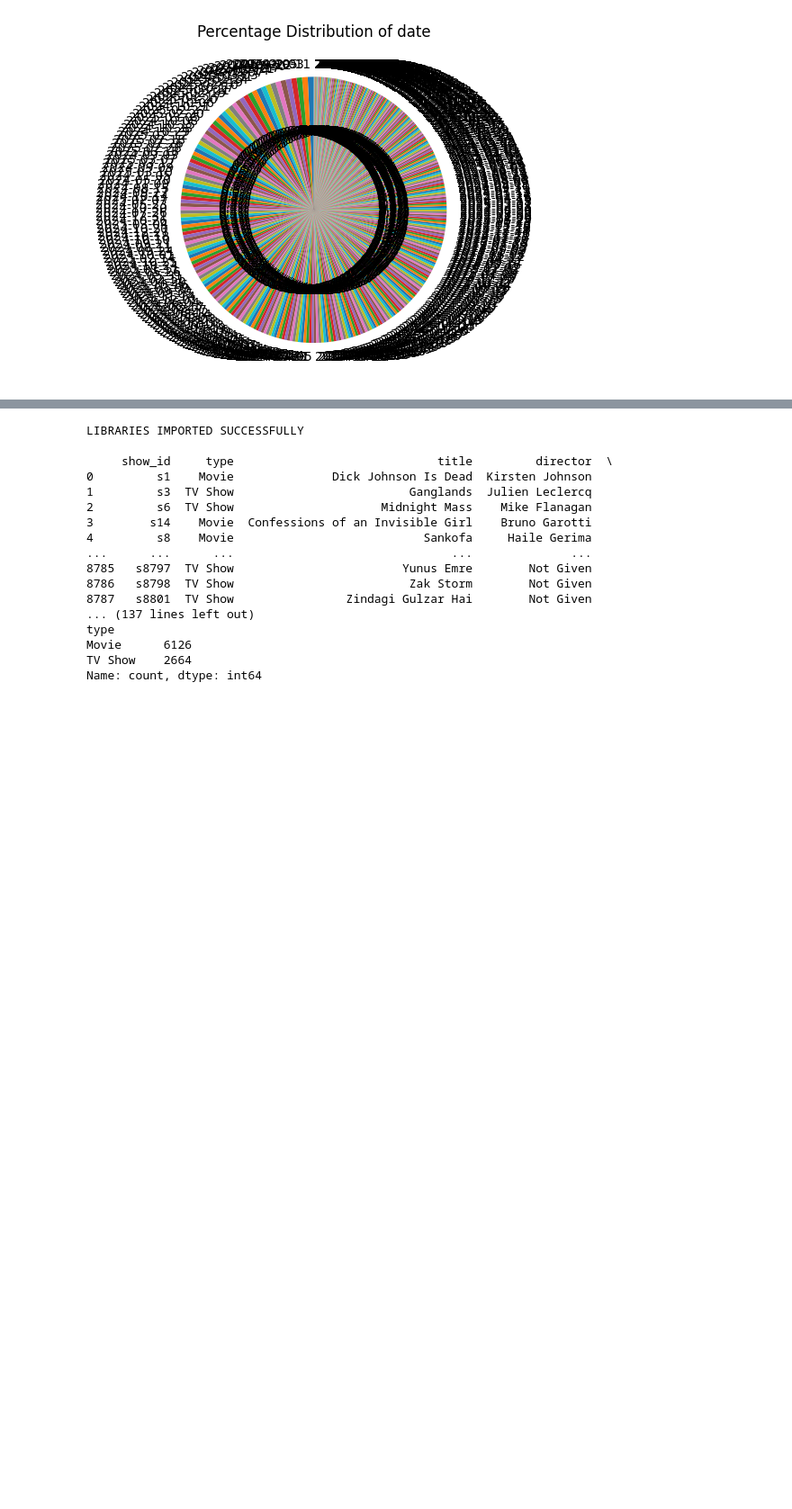
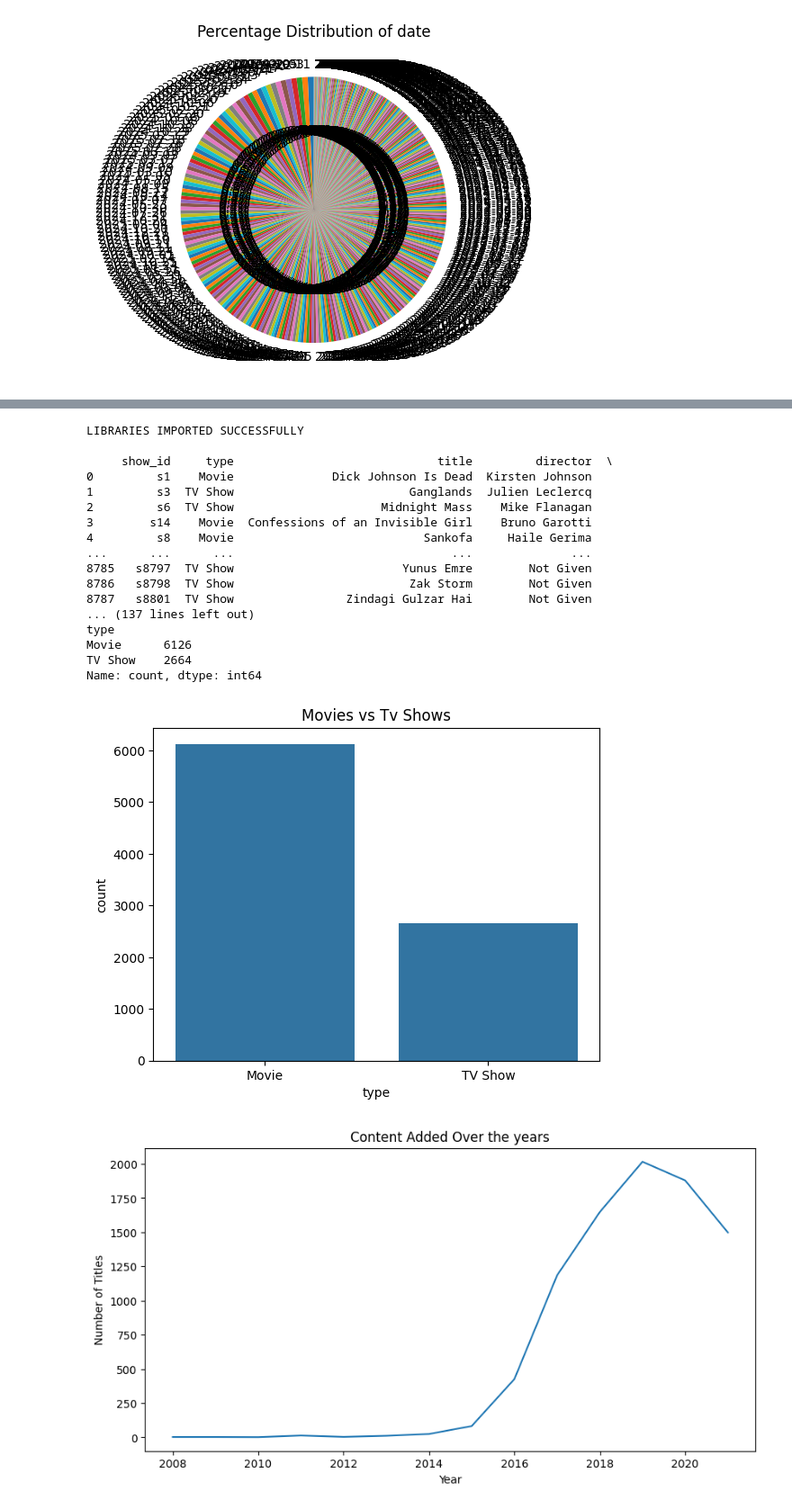
Before and after one commit to nimitha123-kd/Take-IT-Smart-Internship, a Jupyter notebook: Class1_PythonBasics_.ipynb, the cells around one changed output, grey strips where cells are left out. Shown at 90% size. Saved outputs shown, nothing was run; the diff lists cells and outputs as text; code cells hidden in the pictures; blank space fills up the shorter version.

```diff
--- a/Class1_PythonBasics_.ipynb
+++ b/Class1_PythonBasics_.ipynb
@@ -4161,32 +4160,76 @@ plt.title("Movies vs Tv Shows")
 plt.show()
 
 #Problem -3
 
-year_count = df['year'].value_counts().sort_index()
+year_counts = df['year_added'].value_counts().sort_index()
 
 plt.figure(figsize=(10,5))
 year_counts.plot(kind='line')
 plt.title("Content Added Over the years")
 plt.xlabel("Year")
 plt.ylabel("Number of Titles")
 plt.show()
 
-#Pr
+##Problem - 1
+total_titles=df.shape[0]
+print("Total Titles:", total_titles) # Tiles ==> rows....
+
+
+#Problem 2 :
+print(df['type'].value_counts())
+
+
+import matplotlib.pyplot as plt
+import seaborn as sns
+
+sns.countplot(x='type',data=df)
+plt.title("Movies vs Tv Shows")
+plt.show()
+
+#Problem -3
+
+year_counts = df['year_added'].value_counts().sort_index()
+
+plt.figure(figsize=(10,5))
+year_counts.plot(kind='line')
+plt.title("Content Added Over the years")
+plt.xlabel("Year")
+plt.ylabel("Number of Titles")
+plt.show()
+
+#Problem 4
+top_countries=df['country'].value_counts().head(10)
+
+plt.figure(figsize=(10,5))
+sns.barplot(x=top_countries.values,y=top_countries.index)
+plt.title("Top 10 Content producing Countries.")
+plt.show
+
+
+#problem 5
+top_genres=df['listed_in'].value_counts().head(10)
+
+plt.figure(figsize=(10,5))
+sns.barplot(x=top_genres.values,y=top_genres.index)
+plt.title("Top 10 genre.")
+plt.show()
 # %% [output]
 LIBRARIES IMPORTED SUCCESSFULLY
 
      show_id     type                             title         director  \
 0         s1    Movie              Dick Johnson Is Dead  Kirsten Johnson
 1         s3  TV Show                         Ganglands  Julien Leclercq
 2         s6  TV Show                     Midnight Mass    Mike Flanagan
 3        s14    Movie  Confessions of an Invisible Girl    Bruno Garotti
 4         s8    Movie                           Sankofa     Haile Gerima
 ...      ...      ...                               ...              ...
 8785   s8797  TV Show                        Yunus Emre        Not Given
 8786   s8798  TV Show                         Zak Storm        Not Given
 8787   s8801  TV Show                Zindagi Gulzar Hai        Not Given
 ... (137 lines left out)
 type
 Movie      6126
 TV Show    2664
 Name: count, dtype: int64
+[figure, added]
+[figure, added]
```
Also changed, not shown: parts of 14 cells of this notebook.
